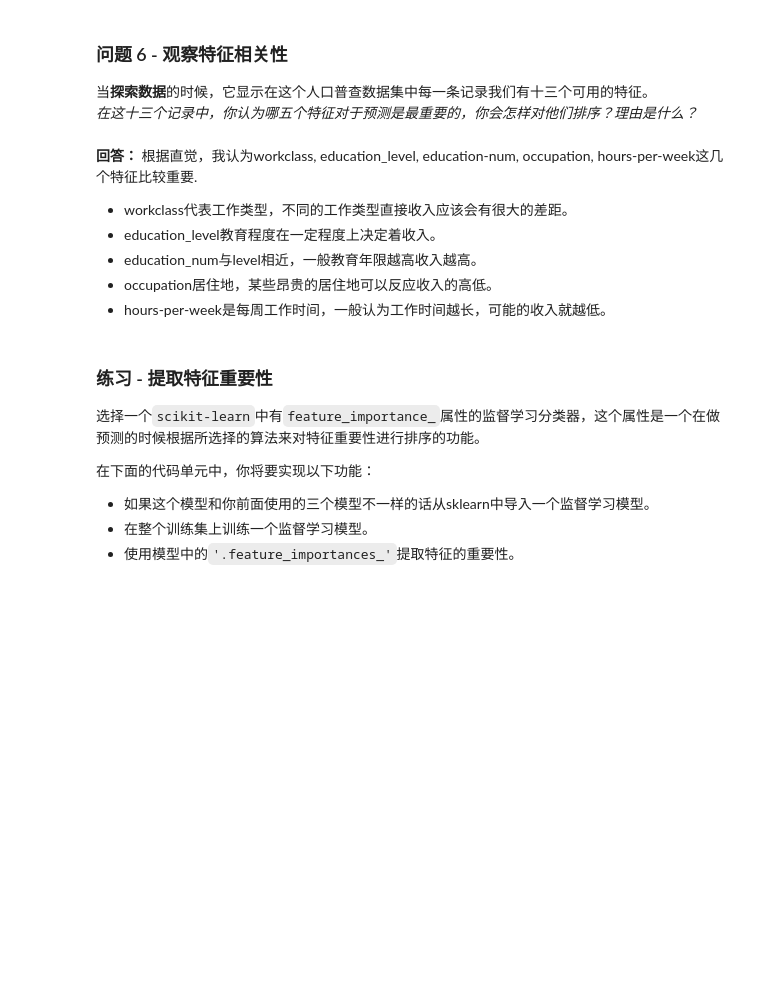
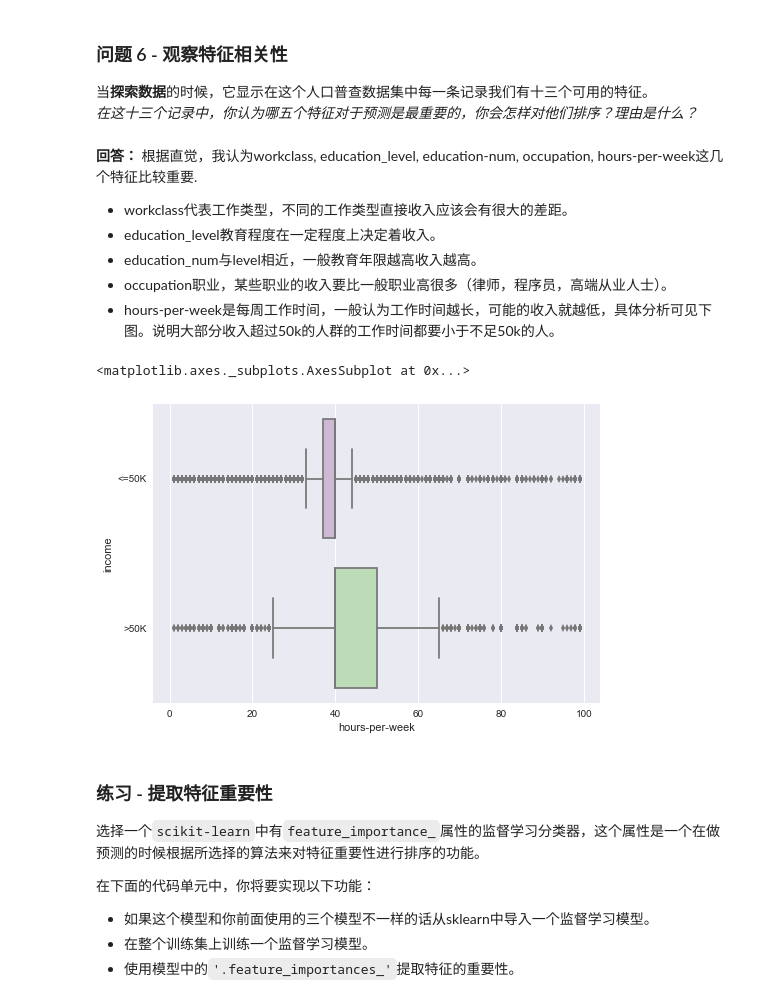
Before and after one commit to KIDJourney/youda_finding_donors, a Jupyter notebook: finding_donors.ipynb, the cells around one changed output. Saved outputs shown, nothing was run; the diff lists cells and outputs as text; code cells hidden in the pictures; blank space fills up the shorter version.

```diff
--- a/finding_donors.ipynb
+++ b/finding_donors.ipynb
@@ -493,8 +494,14 @@ _在这十三个记录中，你认为哪五个特征对于预测是最重要的
 - workclass代表工作类型，不同的工作类型直接收入应该会有很大的差距。
 - education_level教育程度在一定程度上决定着收入。
 - education_num与level相近，一般教育年限越高收入越高。
-- occupation居住地，某些昂贵的居住地可以反应收入的高低。
-- hours-per-week是每周工作时间，一般认为工作时间越长，可能的收入就越低。
+- occupation职业，某些职业的收入要比一般职业高很多（律师，程序员，高端从业人士）。
+- hours-per-week是每周工作时间，一般认为工作时间越长，可能的收入就越低，具体分析可见下图。说明大部分收入超过50k的人群的工作时间都要小于不足50k的人。
+# %%
+import seaborn as sns
+sns.boxplot(x="hours-per-week", y="income", data=data, palette="PRGn")
+# %% [output]
+<matplotlib.axes._subplots.AxesSubplot at 0x...>
+[figure, added]
 # %% [markdown]
 ### 练习 - 提取特征重要性
 
```
Also changed, not shown: parts of 8 cells of this notebook, 1 other file.
